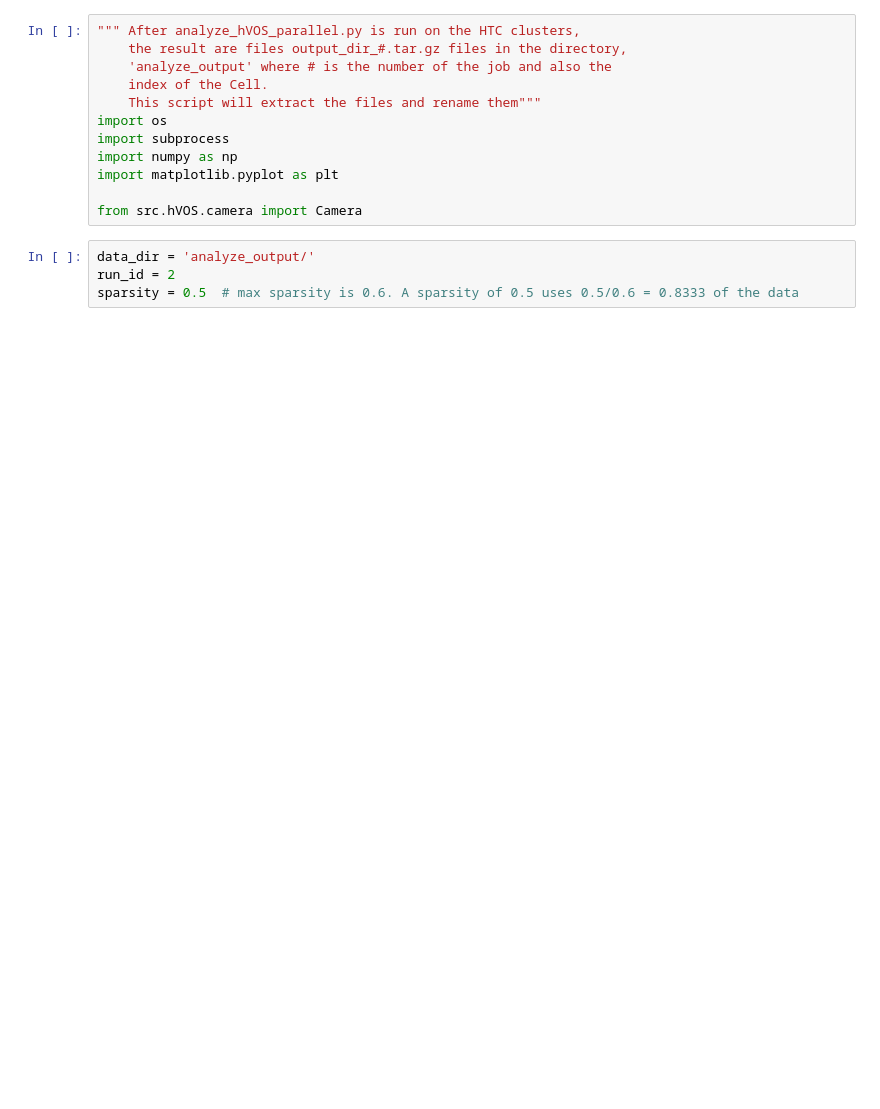
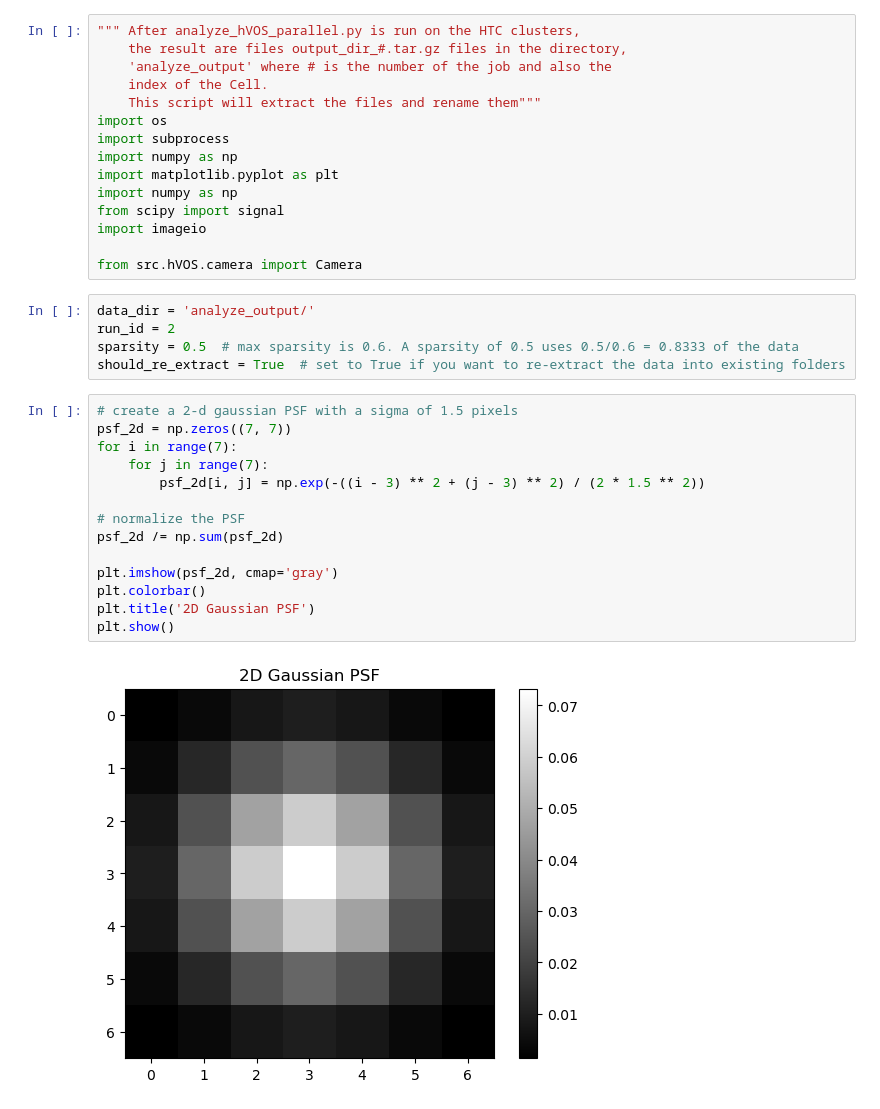
Before and after one commit to john-judge/S1_Thal_NetPyNE_Frontiers_2022, a Jupyter notebook: compose_images_hVOS.ipynb, the cells around one changed output. Saved outputs shown, nothing was run; the diff lists cells and outputs as text; blank space fills up the shorter version.

```diff
--- a/compose_images_hVOS.ipynb
+++ b/compose_images_hVOS.ipynb
@@ -8,12 +8,32 @@ import os
 import subprocess
 import numpy as np
 import matplotlib.pyplot as plt
+import numpy as np
+from scipy import signal
+import imageio
 
 from src.hVOS.camera import Camera
 # %%
 data_dir = 'analyze_output/'
 run_id = 2
 sparsity = 0.5  # max sparsity is 0.6. A sparsity of 0.5 uses 0.5/0.6 = 0.8333 of the data
+should_re_extract = True  # set to True if you want to re-extract the data into existing folders
+# %%
+# create a 2-d gaussian PSF with a sigma of 1.5 pixels
+psf_2d = np.zeros((7, 7))
+for i in range(7):
+    for j in range(7):
+        psf_2d[i, j] = np.exp(-((i - 3) ** 2 + (j - 3) ** 2) / (2 * 1.5 ** 2))
+
+# normalize the PSF
+psf_2d /= np.sum(psf_2d)
+
+plt.imshow(psf_2d, cmap='gray')
+plt.colorbar()
+plt.title('2D Gaussian PSF')
+plt.show()
+# %% [output]
+[figure, added]
 # %%
 output_dir_dict = {}
 for file in os.listdir(data_dir):
```
Also changed, not shown: parts of 8 cells of this notebook, 2 other files.
